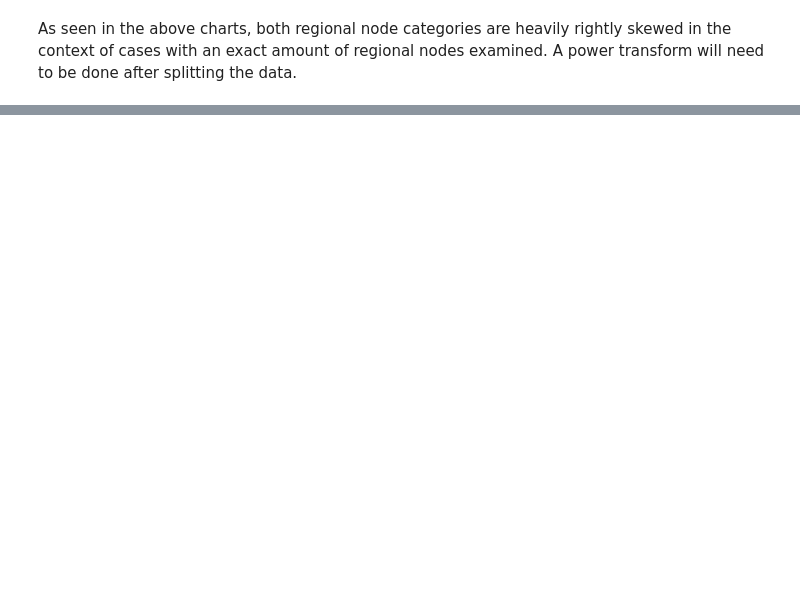
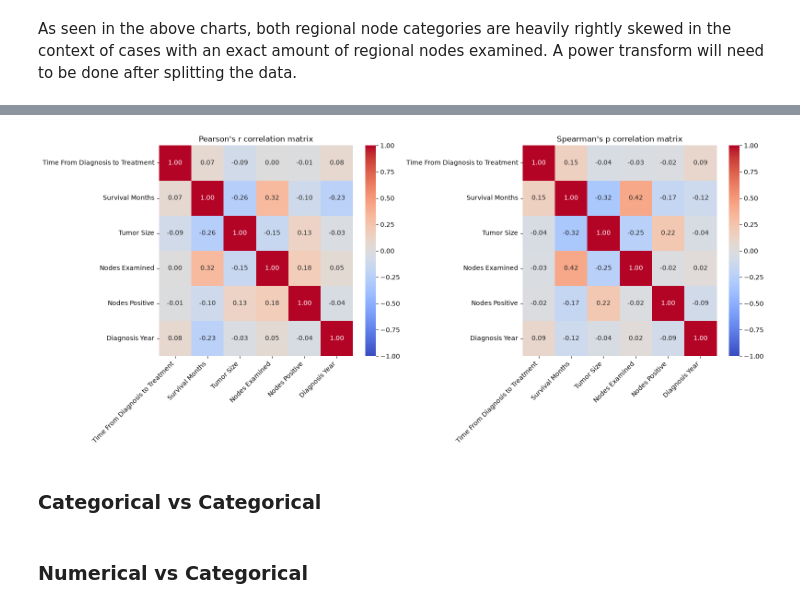
Before and after one commit to HadiAlrihani/SEER-Survival-Curve, a Jupyter notebook: Notebooks/1 - Exploratory Data Analysis.ipynb, the cells around one changed output, grey strips where cells are left out. Cells and saved outputs as stored; diff of their text form; code cells hidden in the pictures; blank space fills up the shorter version.

```diff
--- a/Notebooks/1 - Exploratory Data Analysis.ipynb
+++ b/Notebooks/1 - Exploratory Data Analysis.ipynb
@@ -328,0 +318,52 @@ Name: count, dtype: int64
+# %%
+pearson = df[numerical].corr(method='pearson')
+spearman = df[numerical].corr(method='spearman')
+
+pearson = pearson.rename(
+    index=numerical_labels,
+    columns=numerical_labels
+)
+
+spearman = spearman.rename(
+    index=numerical_labels,
+    columns=numerical_labels
+)
+
+fig, (ax1, ax2) = plt.subplots(1, 2, figsize=(16, 7))
+
+sns.heatmap(
+    pearson,
+    annot=True,
+    fmt='.2f',
+    cmap='coolwarm',
+    center=0,
+    vmin=-1,
+    vmax=1,
+    ax=ax1
+)
+ax1.set_title('Pearson\'s r correlation matrix')
+
+sns.heatmap(
+    spearman,
+    annot=True,
+    fmt='.2f',
+    cmap='coolwarm',
+    center=0,
+    vmin=-1,
+    vmax=1,
+    ax=ax2
+)
+ax2.set_title("Spearman\'s p correlation matrix")
+
+for ax in (ax1, ax2):
+    plt.setp(ax.get_xticklabels(), rotation=45, ha='right')
+    plt.setp(ax.get_yticklabels(), rotation=0)
+
+plt.tight_layout()
+plt.show()
+# %% [output]
+[figure, added]
+# %% [markdown]
+### Categorical vs Categorical
+# %% [markdown]
+### Numerical vs Categorical
```
Also changed, not shown: parts of 9 cells of this notebook.
